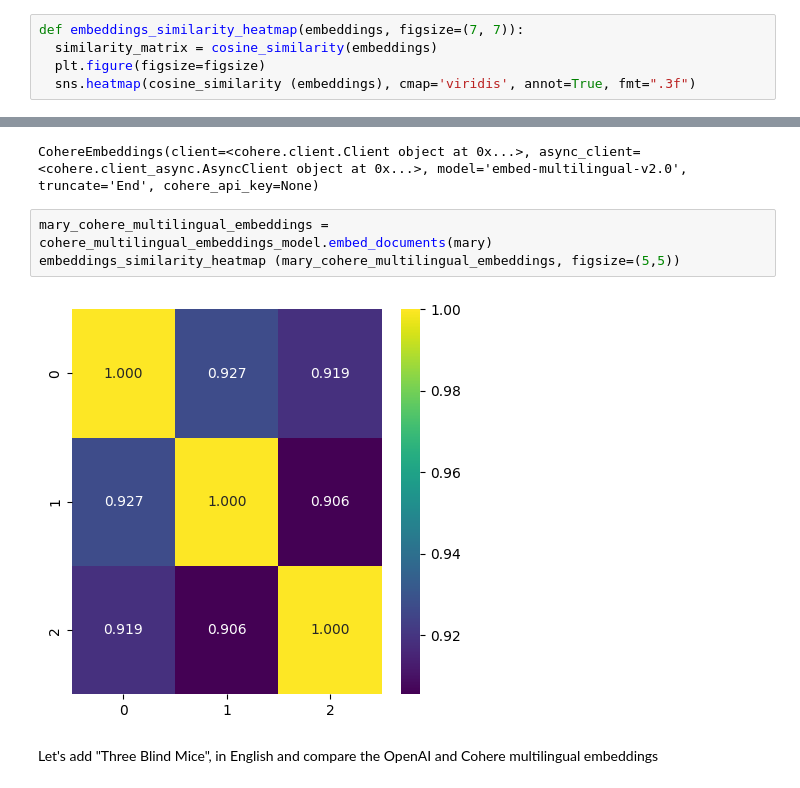
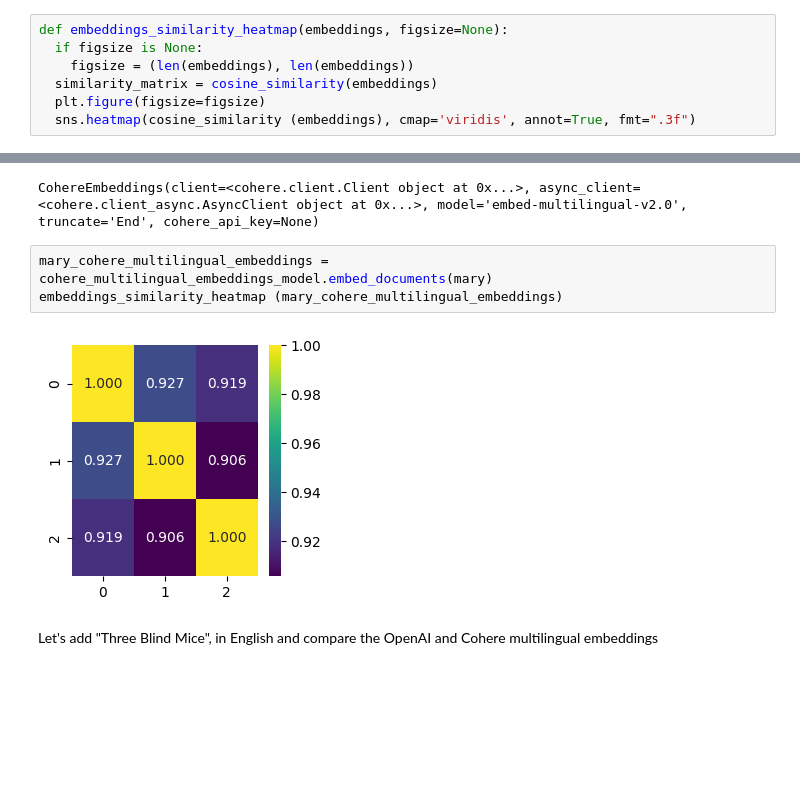
Before and after one commit to RERobbins/data_science_266_sandbox, a Jupyter notebook: Embeddings_and_Vector_Databases.ipynb, the cells around one changed output, grey strips where cells are left out. Saved outputs shown, nothing was run; the diff lists cells and outputs as text; blank space fills up the shorter version.

```diff
--- a/Embeddings_and_Vector_Databases.ipynb
+++ b/Embeddings_and_Vector_Databases.ipynb
@@ -92,7 +93,9 @@ from sklearn.metrics.pairwise import cosine_similarity
 import seaborn as sns
 import matplotlib.pyplot as plt
 # %%
-def embeddings_similarity_heatmap(embeddings, figsize=(7, 7)):
+def embeddings_similarity_heatmap(embeddings, figsize=None):
+  if figsize is None:
+    figsize = (len(embeddings), len(embeddings))
   similarity_matrix = cosine_similarity(embeddings)
   plt.figure(figsize=figsize)
   sns.heatmap(cosine_similarity (embeddings), cmap='viridis', annot=True, fmt=".3f")
@@ -253,9 +256,9 @@ cohere_multilingual_embeddings_model
 CohereEmbeddings(client=<cohere.client.Client object at 0x...>, async_client=<cohere.client_async.AsyncClient object at 0x...>, model='embed-multilingual-v2.0', truncate='End', cohere_api_key=None)
 # %%
 mary_cohere_multilingual_embeddings = cohere_multilingual_embeddings_model.embed_documents(mary)
-embeddings_similarity_heatmap (mary_cohere_multilingual_embeddings, figsize=(5,5))
+embeddings_similarity_heatmap (mary_cohere_multilingual_embeddings)
 # %% [output]
-[figure, old version]
+[figure, new version]
 # %% [markdown]
 Let's add "Three Blind Mice", in English and compare the OpenAI and Cohere multilingual embeddings
 # %%
```
Also changed, not shown: parts of 12 cells of this notebook.
